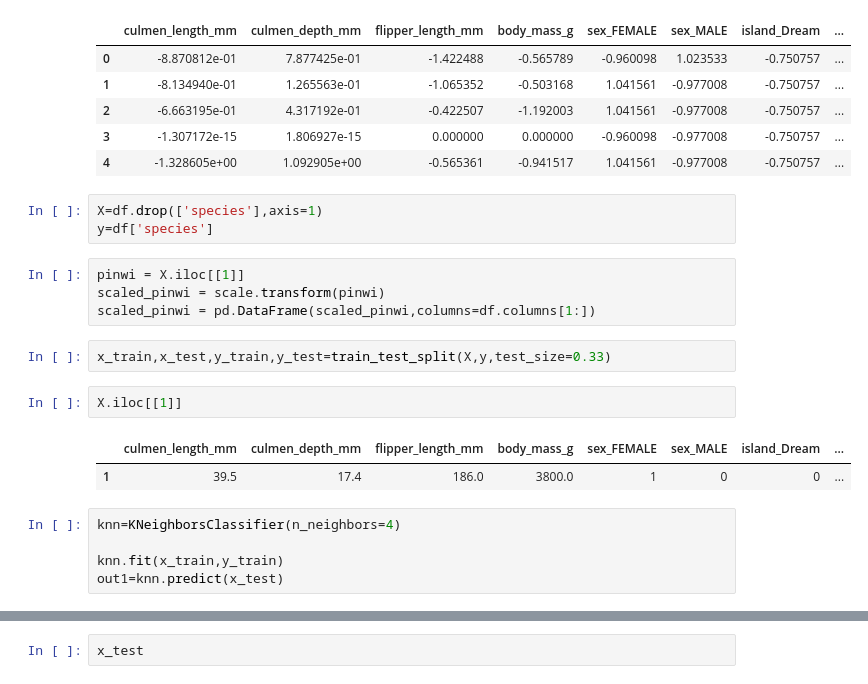
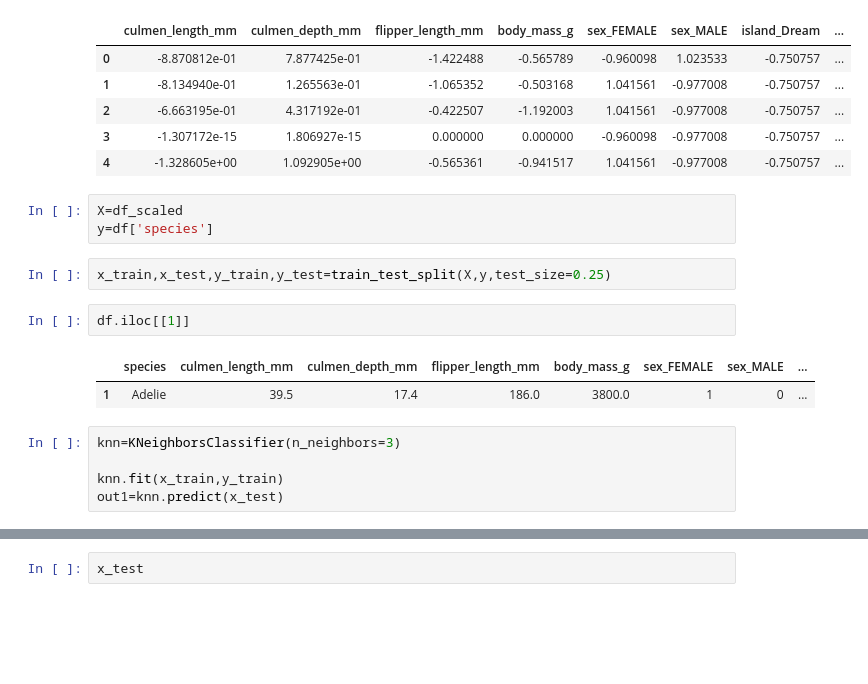
Before and after one commit to t4rtufo/dash, a Jupyter notebook: main.ipynb, the cells around one changed output, grey strips where cells are left out. Drawn from its saved outputs; the diff is of its cells as text; blank space fills up the shorter version.

```diff
--- a/main.ipynb
+++ b/main.ipynb
@@ -76,21 +76,17 @@ df_scaled.head()
 | 3 | -1.307172e-15 | 1.806927e-15 | 0.000000 | 0.000000 | -0.960098 | -0.977008 | -0.750757 | ... |
 | 4 | -1.328605e+00 | 1.092905e+00 | -0.565361 | -0.941517 | 1.041561 | -0.977008 | -0.750757 | ... |
 # %%
-X=df.drop(['species'],axis=1)
+X=df_scaled
 y=df['species']
-# %%
-pinwi = X.iloc[[1]]
-scaled_pinwi = scale.transform(pinwi)
-scaled_pinwi = pd.DataFrame(scaled_pinwi,columns=df.columns[1:])
 # %%
-x_train,x_test,y_train,y_test=train_test_split(X,y,test_size=0.33)
+x_train,x_test,y_train,y_test=train_test_split(X,y,test_size=0.25)
 # %%
-X.iloc[[1]]
+df.iloc[[1]]
 # %% [output]
-|  | culmen_length_mm | culmen_depth_mm | flipper_length_mm | body_mass_g | sex_FEMALE | sex_MALE | island_Dream | ... |
-| 1 | 39.5 | 17.4 | 186.0 | 3800.0 | 1 | 0 | 0 | ... |
+|  | species | culmen_length_mm | culmen_depth_mm | flipper_length_mm | body_mass_g | sex_FEMALE | sex_MALE | ... |
+| 1 | Adelie | 39.5 | 17.4 | 186.0 | 3800.0 | 1 | 0 | ... |
 # %%
-knn=KNeighborsClassifier(n_neighbors=4)
+knn=KNeighborsClassifier(n_neighbors=3)
 
 knn.fit(x_train,y_train)
 out1=knn.predict(x_test)
```
Also changed, not shown: parts of 7 cells of this notebook, 6 other files.
